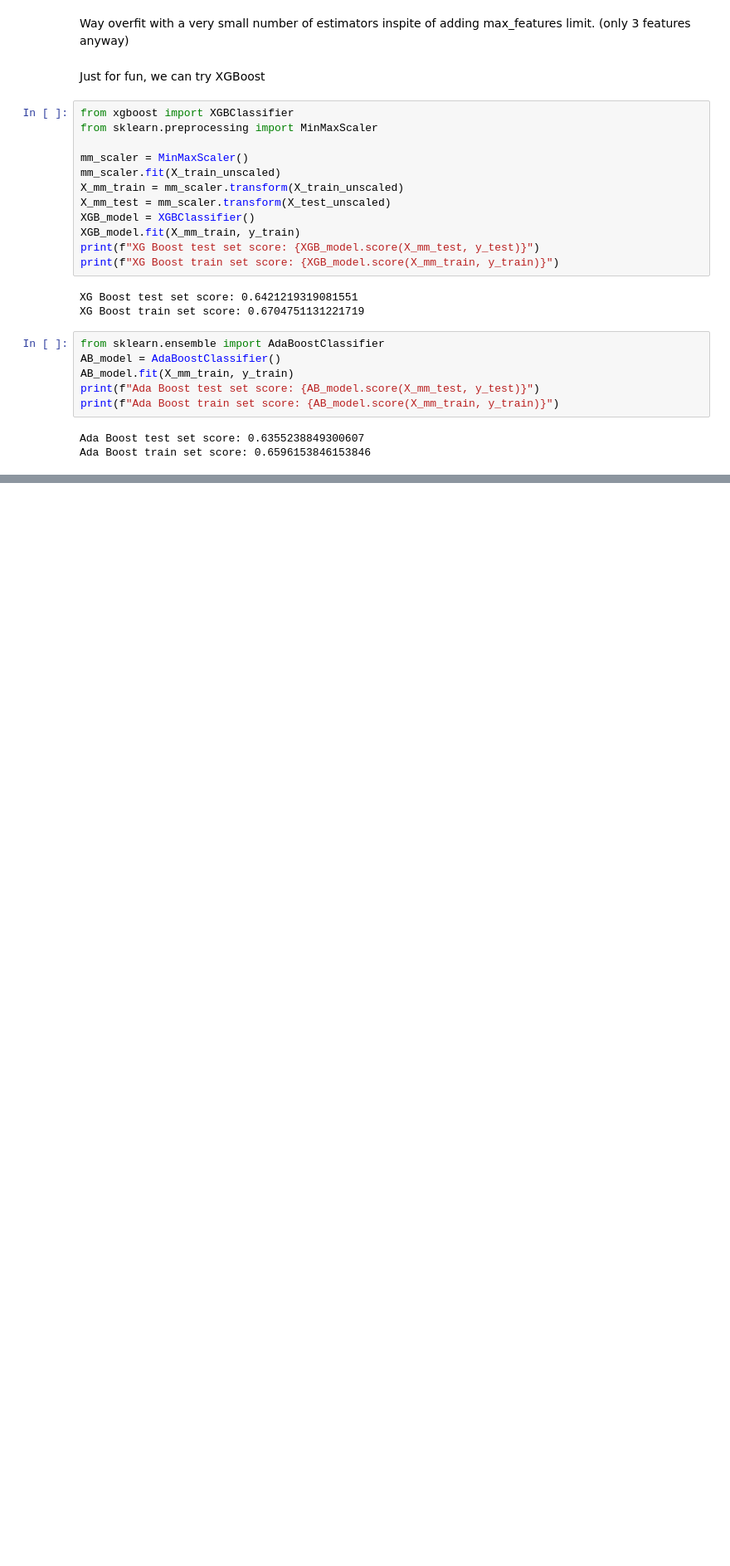
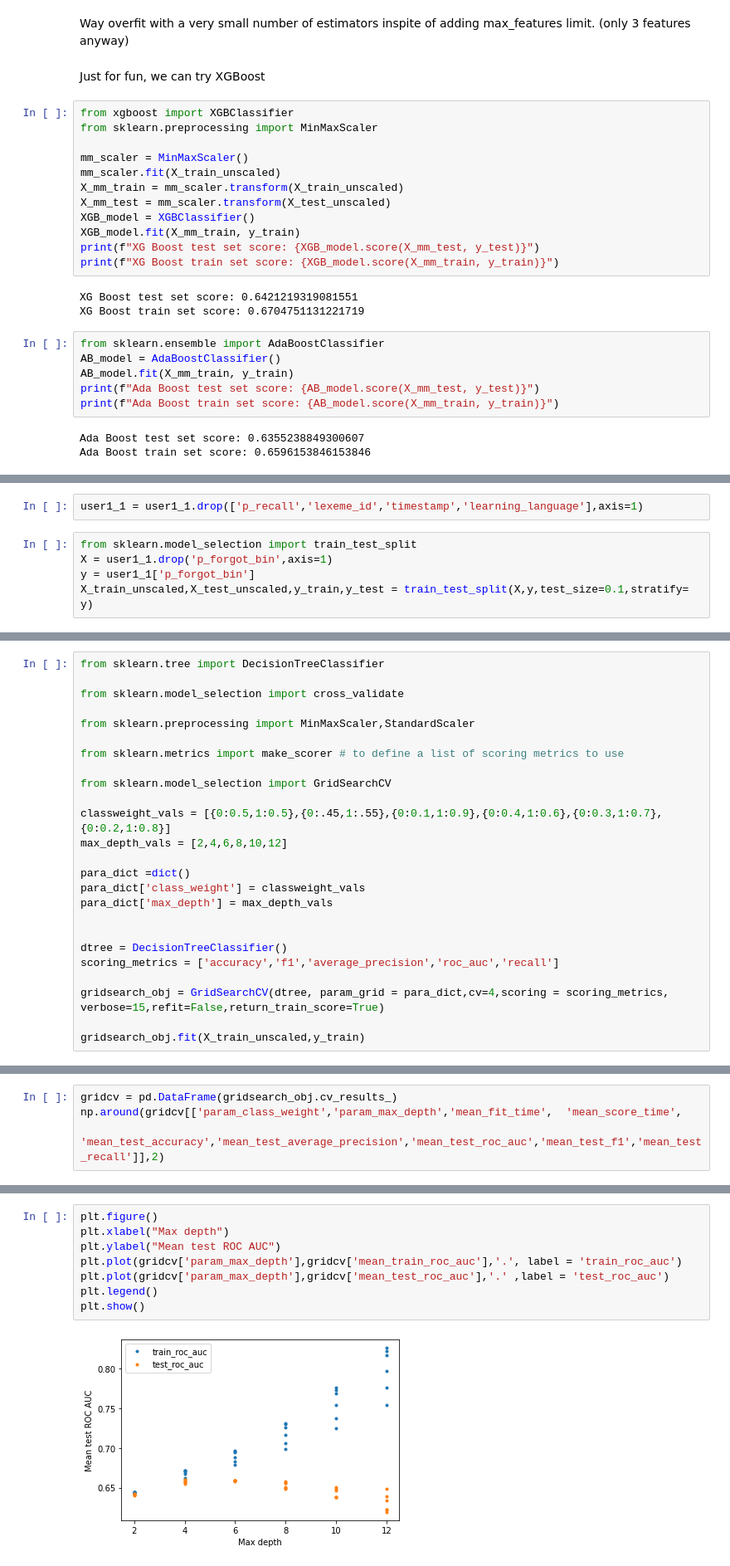
Before and after one commit to rts1988/Duolingo_spaced_repetition, a Jupyter notebook: Duolingo_q1studentcharacteristics_withsessionseen.ipynb, the cells around one changed output, grey strips where cells are left out. Shown at 83% size. Saved outputs shown, nothing was run; the diff lists cells and outputs as text; blank space fills up the shorter version.

```diff
--- a/Duolingo_q1studentcharacteristics_withsessionseen.ipynb
+++ b/Duolingo_q1studentcharacteristics_withsessionseen.ipynb
@@ -221,0 +345,7 @@ With session seen and history fraction added in, performance is slightly improve
+# %%
+user1_1 = user1_1.drop(['p_recall','lexeme_id','timestamp','learning_language'],axis=1)
+# %%
+from sklearn.model_selection import train_test_split
+X = user1_1.drop('p_forgot_bin',axis=1)
+y = user1_1['p_forgot_bin']
+X_train_unscaled,X_test_unscaled,y_train,y_test = train_test_split(X,y,test_size=0.1,stratify= y)
@@ -221,0 +358,25 @@ With session seen and history fraction added in, performance is slightly improve
+# %%
+from sklearn.tree import DecisionTreeClassifier
+
+from sklearn.model_selection import cross_validate
+
+from sklearn.preprocessing import MinMaxScaler,StandardScaler
+
+from sklearn.metrics import make_scorer # to define a list of scoring metrics to use
+
+from sklearn.model_selection import GridSearchCV
+
+classweight_vals = [{0:0.5,1:0.5},{0:.45,1:.55},{0:0.1,1:0.9},{0:0.4,1:0.6},{0:0.3,1:0.7},{0:0.2,1:0.8}]
+max_depth_vals = [2,4,6,8,10,12]
+
+para_dict =dict()
+para_dict['class_weight'] = classweight_vals
+para_dict['max_depth'] = max_depth_vals
+
+
+dtree = DecisionTreeClassifier()
+scoring_metrics = ['accuracy','f1','average_precision','roc_auc','recall']
+
+gridsearch_obj = GridSearchCV(dtree, param_grid = para_dict,cv=4,scoring = scoring_metrics, verbose=15,refit=False,return_train_score=True)
+
+gridsearch_obj.fit(X_train_unscaled,y_train)
@@ -221,0 +410,4 @@ With session seen and history fraction added in, performance is slightly improve
+# %%
+gridcv = pd.DataFrame(gridsearch_obj.cv_results_)
+np.around(gridcv[['param_class_weight','param_max_depth','mean_fit_time',  'mean_score_time',
+       'mean_test_accuracy','mean_test_average_precision','mean_test_roc_auc','mean_test_f1','mean_test_recall']],2)
@@ -221,0 +432,10 @@ With session seen and history fraction added in, performance is slightly improve
+# %%
+plt.figure()
+plt.xlabel("Max depth")
+plt.ylabel("Mean test ROC AUC")
+plt.plot(gridcv['param_max_depth'],gridcv['mean_train_roc_auc'],'.', label = 'train_roc_auc')
+plt.plot(gridcv['param_max_depth'],gridcv['mean_test_roc_auc'],'.' ,label = 'test_roc_auc')
+plt.legend()
+plt.show()
+# %% [output]
+[figure, added]
```
Also changed, not shown: parts of 80 cells of this notebook.
